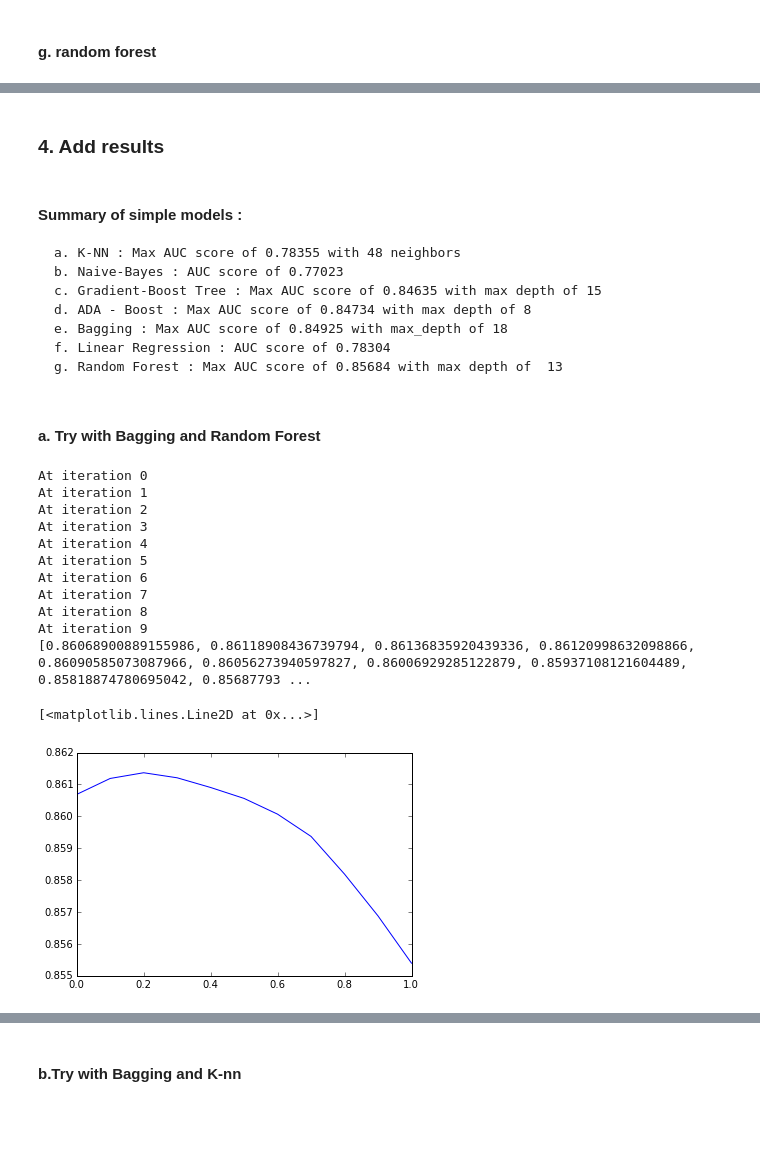
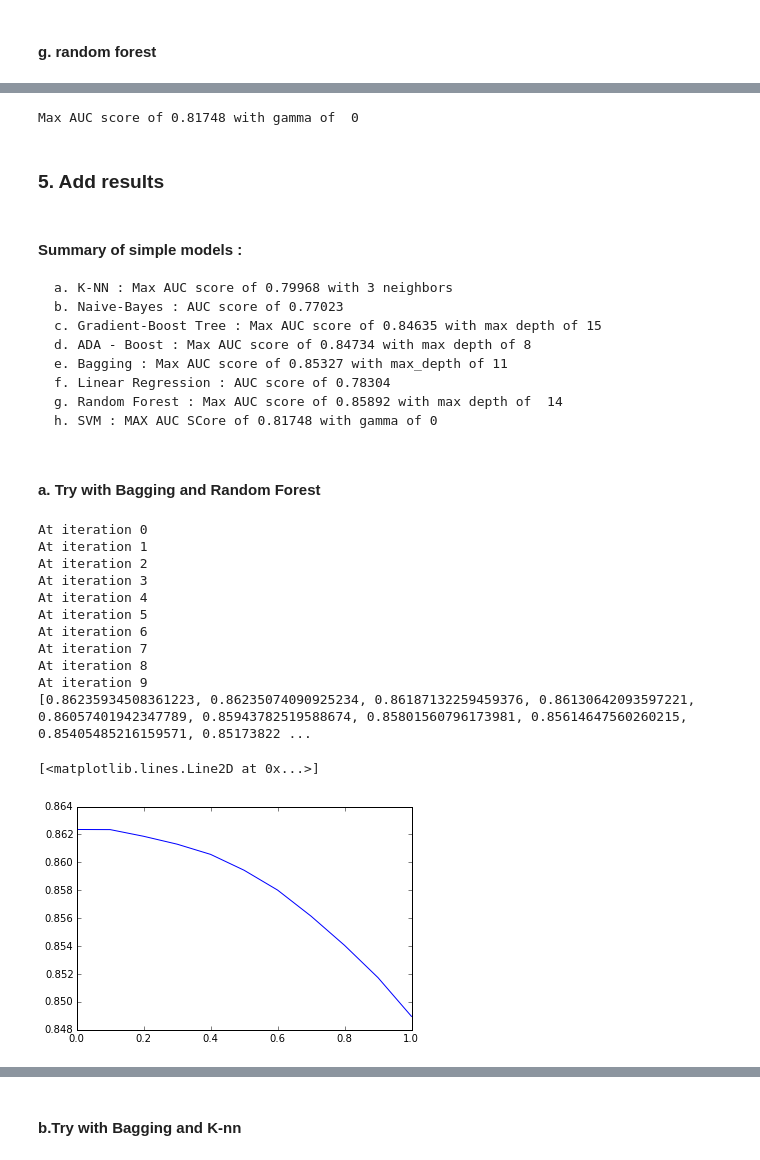
Before and after one commit to MinHyung-Kang/ColoradoEducation, a Jupyter notebook: Binary_Grade_Prediction.ipynb, the cells around one changed output, grey strips where cells are left out. Drawn from its saved outputs; the diff is of its cells as text; code cells hidden in the pictures; blank space fills up the shorter version.

```diff
--- a/Binary_Grade_Prediction.ipynb
+++ b/Binary_Grade_Prediction.ipynb
@@ -194,10 +251,10 @@ knn_val = []
 
 knnset = [3,4,7]
 knn_features = features[:,knnset]
-
+#knn_features = features
 
 #k-nn
-kf = KFold(len(knn_features_train), n_folds=10)
+kf = KFold(len(knn_features), n_folds=10)
 
 for i in X :
     auc=0
@@ -484,14 +632,21 @@ Max AUC score of 0.85684 with max depth of  13
+# %%
+sv_max = max(auc_scores_list)
+sv_maxIndex = auc_scores_list.index(sv_max)
+print 'Max AUC score of %1.5f with gamma of  %d' %(float(sv_max), auc_scores_list[sv_maxIndex])
+# %% [output]
+Max AUC score of 0.81748 with gamma of  0
 # %% [markdown]
-### 4. Add results
+### 5. Add results
 # %% [markdown]
 #### Summary of simple models :
-    a. K-NN : Max AUC score of 0.78355 with 48 neighbors
+    a. K-NN : Max AUC score of 0.79968 with 3 neighbors
     b. Naive-Bayes : AUC score of 0.77023
     c. Gradient-Boost Tree : Max AUC score of 0.84635 with max depth of 15
     d. ADA - Boost : Max AUC score of 0.84734 with max depth of 8
-    e. Bagging : Max AUC score of 0.84925 with max_depth of 18
+    e. Bagging : Max AUC score of 0.85327 with max_depth of 11
     f. Linear Regression : AUC score of 0.78304
-    g. Random Forest : Max AUC score of 0.85684 with max depth of  13
+    g. Random Forest : Max AUC score of 0.85892 with max depth of  14
+    h. SVM : MAX AUC SCore of 0.81748 with gamma of 0
 # %% [markdown]
 #### a. Try with Bagging and Random Forest
 # %%
@@ -523,40 +678,40 @@ for train, test in kf:
     comb_features_train, comb_features_test, comb_target_train, comb_target_test = comb_features[train], comb_features[test], target[train], target[test]
 
     #Bagging classifier
+
     comb_bag_dt=ensemble.BaggingClassifier (
-        base_estimator=tree.DecisionTreeClassifier(random_state=0,max_depth=18 ,min_samples_leaf=5), n_estimators=45)
+        base_estimator=tree.DecisionTreeClassifier(random_state=0,max_depth=11 ,min_samples_leaf=3), n_estimators=33)
     comb_bag_dt.fit(comb_features_train, comb_target_train)
     comb_bag_prob = comb_bag_dt.predict_proba(comb_features_test)
 
-
     #Random Forest
-    comb_rf = RandomForestClassifier(n_estimators=100,max_features=5,max_depth=13)
+    comb_rf = RandomForestClassifier(n_estimators=94,max_features=2,max_depth=14)
     comb_rf.fit(comb_features_train, comb_target_train)
     comb_rf_prob = comb_rf.predict_proba(comb_features_test)
 
     for weight in weights:
         prob = weight * comb_bag_prob + (1-weight) * comb_rf_prob
         auc_scores[weight] += metrics.roc_auc_score(comb_target_test, prob[:,1])
 
 for weight in weights:
     auc_scores_list.append(auc_scores[weight] / 10.0)
 
 print auc_scores_list
 plt.plot(weights, auc_scores_list)
 # %% [output]
 At iteration 0
 At iteration 1
 At iteration 2
 At iteration 3
 At iteration 4
 At iteration 5
 At iteration 6
 At iteration 7
 At iteration 8
 At iteration 9
-[0.86068900889155986, 0.86118908436739794, 0.86136835920439336, 0.86120998632098866, 0.86090585073087966, 0.86056273940597827, 0.86006929285122879, 0.85937108121604489, 0.85818874780695042, 0.85687793 ...
+[0.86235934508361223, 0.86235074090925234, 0.86187132259459376, 0.86130642093597221, 0.86057401942347789, 0.85943782519588674, 0.85801560796173981, 0.85614647560260215, 0.85405485216159571, 0.85173822 ...
 [<matplotlib.lines.Line2D at 0x...>]
-[figure, old version]
+[figure, new version]
 # %%
 comb_max = max(auc_scores_list)
 comb_max_index = auc_scores_list.index(comb_max)
```
Also changed, not shown: parts of 19 cells of this notebook.
